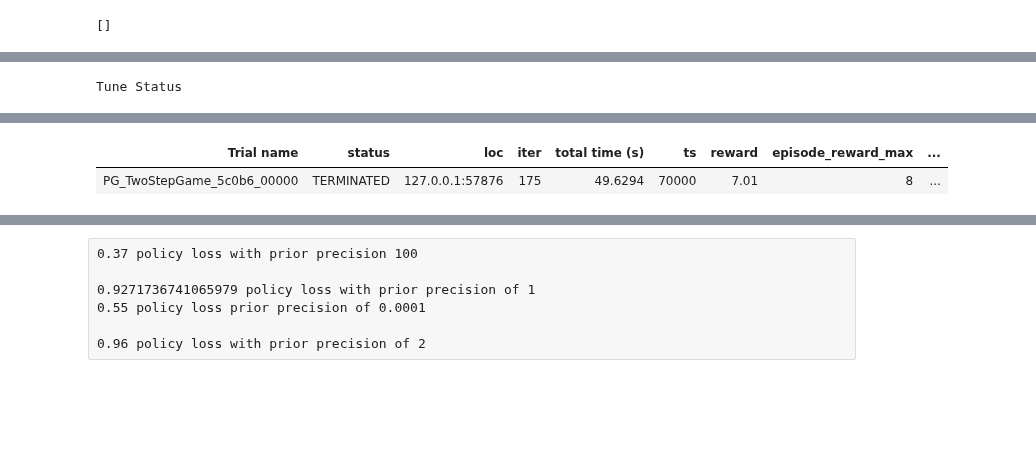
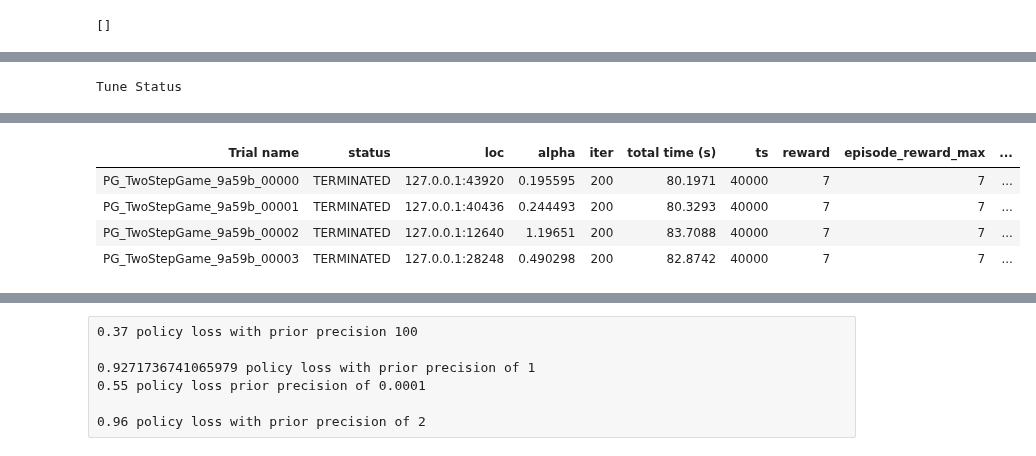
Before and after one commit to lordfiftyfive/SpecialProjects, a Jupyter notebook: PegasusTwo.ipynb, the cells around one changed output, grey strips where cells are left out. Cells and saved outputs as stored; diff of their text form; code cells hidden in the pictures; blank space fills up the shorter version.

```diff
--- a/PegasusTwo.ipynb
+++ b/PegasusTwo.ipynb
@@ -123,0 +261,20 @@ Expected free energy furnishes our prior and is a prerequesite in minimzing vari
+# %%
+from pyro.contrib.oed.eig import posterior_eig
+from pyro.optim import Adam
+
+eigs = {}
+best_strategy, best_eig = None, 0
+
+for strategy, allocation in poll_strategies.items():
+    print(strategy, end=" ")
+    guide = OutcomePredictor()
+    pyro.clear_param_store()
+    # To reduce noise when comparing designs, we will use the precomputed value of H(p(w))
+    # By passing eig=False, we tell Pyro not to estimate the prior entropy on each run
+    # The return value of `posterior_eig` is then -E_p(w,y)[log q(w|y)]
+    ape = posterior_eig(pmodel, allocation, "y", "w", 10, 12500, guide,
+                        Adam({"lr": 0.001}), eig=False, final_num_samples=10000)
+    eigs[strategy] = prior_entropy - ape
+    print(eigs[strategy].item())
+    if eigs[strategy] > best_eig:
+        best_strategy, best_eig = strategy, eigs[strategy]
@@ -1393,17 +1752,6 @@ main priority as of march 1st: determine the agent network
 # %%
-import argparse
-from gym.spaces import Dict, Discrete, Tuple, MultiDiscrete
-import logging
-import os
-
-import ray
-from ray import air, tune
-from ray.tune import register_env
-from ray.rllib.env.multi_agent_env import ENV_STATE
-from ray.rllib.examples.env.two_step_game import TwoStepGame
-from ray.rllib.policy.policy import PolicySpec
-from ray.rllib.utils.test_utils import check_learning_achieved
-from ray.tune.registry import get_trainable_cls
+#from gym.spaces import Dict, Discrete, Tuple, MultiDiscrete
+from gymnasium.spaces import Dict, Discrete, MultiDiscrete, Tuple
 
 logger = logging.getLogger(__name__)
 
@@ -1419,6 +1767,7 @@ parser.add_argument(
 )
 parser.add_argument("--num-cpus", type=int, default=16)
 parser.add_argument("--num-gpus", type=int, default=1)
+#parser.add_argument("render_mode", type=int, default=1)
 parser.add_argument(
     "--mixer",
     type=str,
@@ -1459,7 +1808,8 @@ if __name__ == "__main__":
 
     grouping = {
         "group_1": [0],
-        "group_2": [1]
+        "group_2": [0,1]
+        #"group_3": [0]
     }
     obs_space = Tuple(
         [
@@ -1477,10 +1827,26 @@ if __name__ == "__main__":
             ),
         ]
     )
+    #act_space =Tuple(
+    #[
+    #TwoStepGame.action_space,
+    #TwoStepGame.action_space,
+    #]
+    #)
     act_space = Tuple(
         [
-            TwoStepGame.action_space,
-            TwoStepGame.action_space,
+            Dict(
+                {
+                    "obs": MultiDiscrete([2, 2, 2, 3]),
+                    ENV_STATE: MultiDiscrete([2, 2, 2,1]),
+                }
+            ),
+            Dict(
+                {
+                    "obs": MultiDiscrete([2, 2, 2, 3]),
+                    ENV_STATE: MultiDiscrete([2, 2, 2,1]),
+                }
+            ),
         ]
     )
     register_env(
@@ -1489,6 +1855,18 @@ if __name__ == "__main__":
             grouping, obs_space=obs_space, act_space=act_space
         ),
     )
+    """
+    from ray.tune import register_env
+    from ray.rllib.algorithms.dqn import DQN
+    YourExternalEnv = ...
+    register_env("my_env",
+        lambda config: YourExternalEnv(config))
+    trainer = DQN(env="my_env")
+    while True:
+        print(trainer.train())
+
+
+    """
 
     config = (
         get_trainable_cls(args.run)
@@ -1510,7 +1888,7 @@ if __name__ == "__main__":
                         None,
                         obs_space,
                         act_space,
-                        #config.overrides(gamma=0.9),
+                        config.overrides(gamma=0.9),
                     ),
                     "low_level_policy": (
                         None,
@@ -1541,10 +1919,27 @@ if __name__ == "__main__":
         "timesteps_total": args.stop_timesteps,
         "training_iteration": args.stop_iters,
     }
+    from ray.tune.schedulers import PopulationBasedTraining
 
+    pbt_scheduler = PopulationBasedTraining(
+        time_attr='training_iteration',
+        metric='episode_reward_mean',#'loss',
+        mode='min',
+        perturbation_interval=1,
+        hyperparam_mutations={
+            "lr": [1e-3, 5e-4, 1e-4, 5e-5, 1e-5],
+            "alpha": tune.uniform(0.0, 1.0),
+        }
+    )
     results = tune.Tuner(
         args.run,
         run_config=air.RunConfig(stop=stop, verbose=2),
+
+        tune_config=tune.TuneConfig(
+            num_samples=4,
+            scheduler=pbt_scheduler,
+        ),
+
         param_space=config,
     ).fit()
 
@@ -1564,3 +1959,6 @@ Resources requested: 0/16 CPUs, 0/1 GPUs, 0.0/17.93 GiB heap, 0.0/8.97 GiB objec
 Trial Status
-| Trial name | status | loc | iter | total time (s) | ts | reward | episode_reward_max | ... |
-| PG_TwoStepGame_5c0b6_00000 | TERMINATED | 127.0.0.1:57876 | 175 | 49.6294 | 70000 | 7.01 | 8 | ... |
+| Trial name | status | loc | alpha | iter | total time (s) | ts | reward | episode_reward_max | ... |
+| PG_TwoStepGame_9a59b_00000 | TERMINATED | 127.0.0.1:43920 | 0.195595 | 200 | 80.1971 | 40000 | 7 | 7 | ... |
+| PG_TwoStepGame_9a59b_00001 | TERMINATED | 127.0.0.1:40436 | 0.244493 | 200 | 80.3293 | 40000 | 7 | 7 | ... |
+| PG_TwoStepGame_9a59b_00002 | TERMINATED | 127.0.0.1:12640 | 1.19651 | 200 | 83.7088 | 40000 | 7 | 7 | ... |
+| PG_TwoStepGame_9a59b_00003 | TERMINATED | 127.0.0.1:28248 | 0.490298 | 200 | 82.8742 | 40000 | 7 | 7 | ... |
```
Also changed, not shown: parts of 36 cells of this notebook.
